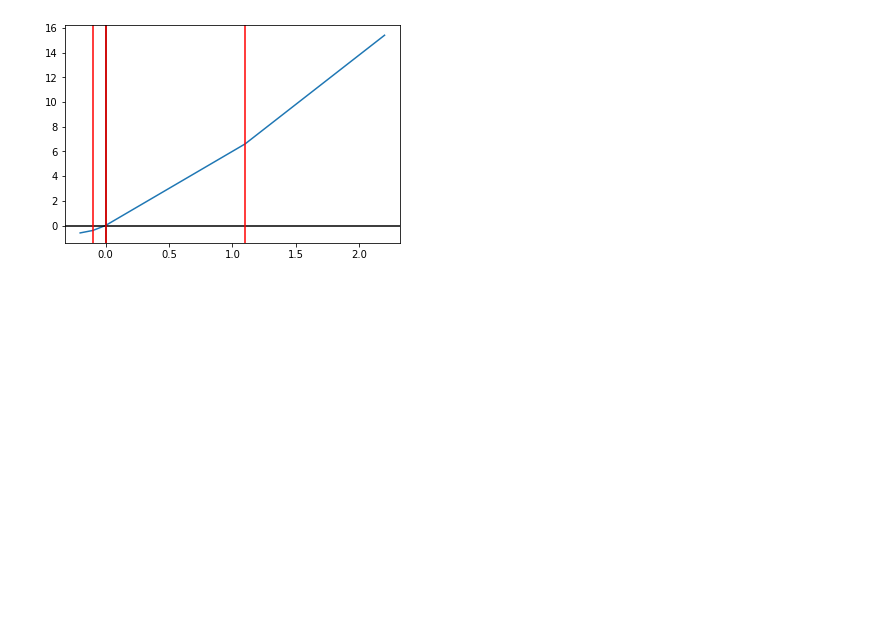
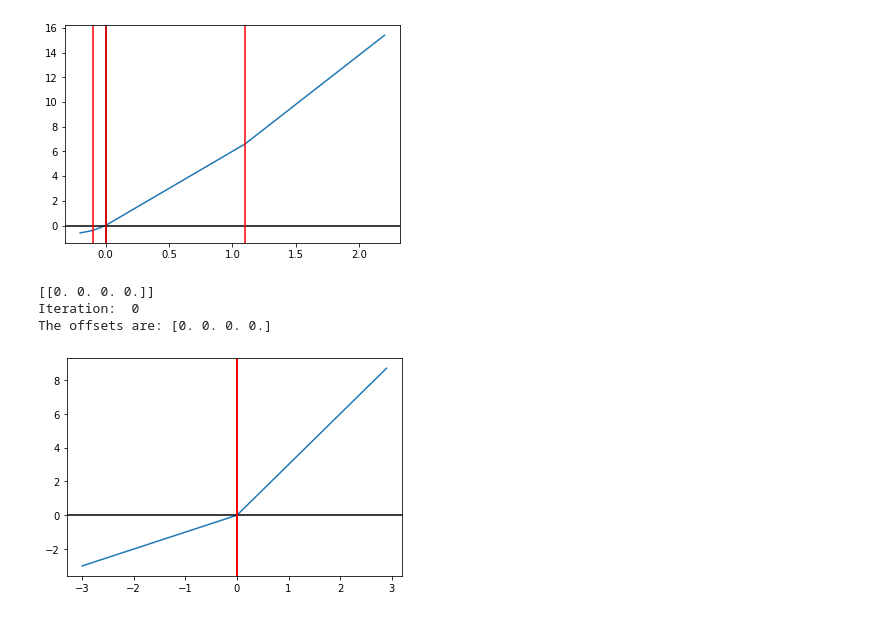
Before and after one commit to gus0k/mpcbat, a Jupyter notebook: Testing offsets.ipynb, the cells around one changed output. Cells and saved outputs as stored; diff of their text form; code cells hidden in the pictures; blank space fills up the shorter version.

```diff
--- a/Testing offsets.ipynb
+++ b/Testing offsets.ipynb
@@ -84,3 +84,13 @@ Iteration:  1
 The offsets are: [-0.2  0.   0.  -2.2]
 [figure]
 [figure]
+# %%
+price = np.array([
+    [1, 1, 3, 3, 0, 0, 0],
+])
+plot_cost_function(price, 4)
+# %% [output]
+[[0. 0. 0. 0.]]
+Iteration:  0
+The offsets are: [0. 0. 0. 0.]
+[figure, added]
```
Also changed, not shown: 2 other files.
